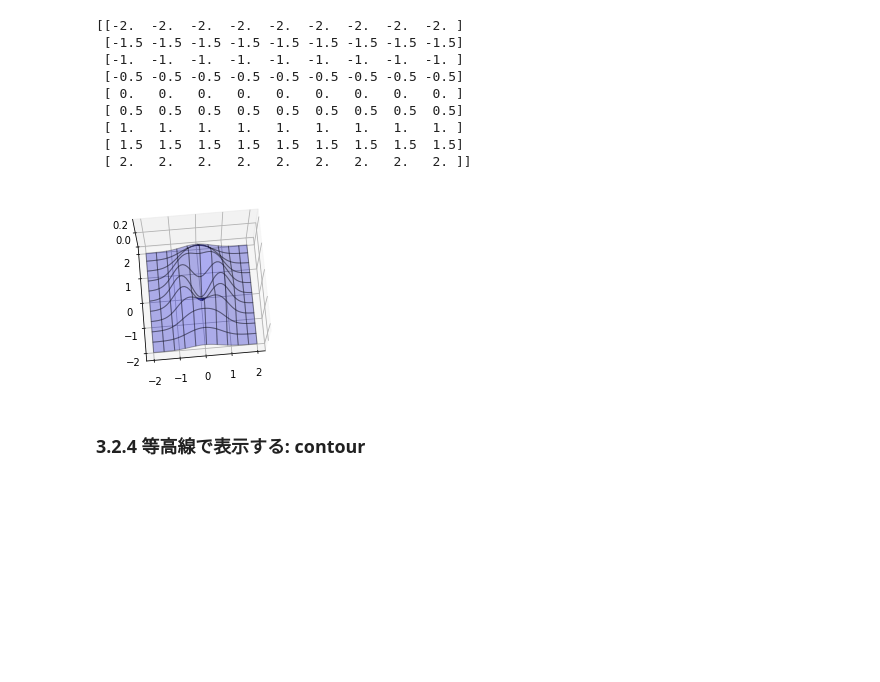
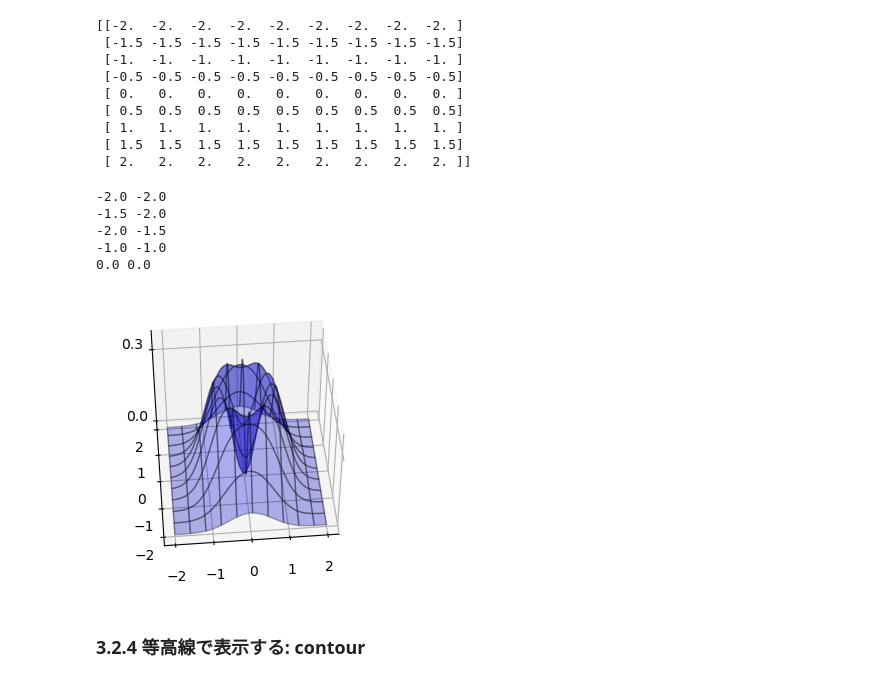
Before and after one commit to maripie24/test_memo, a Jupyter notebook: python_atarasi_kikai_daisan_sample/Chapter3.ipynb, the cells around one changed output. Drawn from its saved outputs; the diff is of its cells as text; code cells hidden in the pictures; blank space fills up the shorter version.

```diff
--- a/python_atarasi_kikai_daisan_sample/Chapter3.ipynb
+++ b/python_atarasi_kikai_daisan_sample/Chapter3.ipynb
@@ -270,31 +275,43 @@ print(xx1)
  [ 1.   1.   1.   1.   1.   1.   1.   1.   1. ]
  [ 1.5  1.5  1.5  1.5  1.5  1.5  1.5  1.5  1.5]
  [ 2.   2.   2.   2.   2.   2.   2.   2.   2. ]]
+# %%
+print(xx0[0,0], xx1[0,0])
+print(xx0[0,1], xx1[0,1])
+print(xx0[1,0], xx1[1,0])
+print(xx0[2,2], xx1[2,2])
+print(xx0[4,4], xx1[4,4])
+# %% [output]
+-2.0 -2.0
+-1.5 -2.0
+-2.0 -1.5
+-1.0 -1.0
+0.0 0.0
 # %%
 # 図3.1 (D) 本には記載なし
 # 各x0、x1でf3を計算 ----------
-x0_n, x1_n = 50, 50
+x0_n, x1_n = 50, 50 # 改造度が9*9から50*50に上がった
 x0 = np.linspace(-2, 2, x0_n)   # x0を準備
 x1 = np.linspace(-2, 2, x1_n)   # x1を準備
 xx0, xx1 = np.meshgrid(x0, x1)  # グリッド座標の作成
 y = f3(xx0, xx1)
 
 # グラフ描画 ----------
 plt.figure(figsize=(5, 3.5))
 ax = plt.subplot(projection="3d")  # 3Dグラフの準備
 ax.plot_surface(         # サーフェスの描画
     xx0, xx1, y,         # データ
     rstride=5,           # 何行おきにラインを引くか
     cstride=5,           # 何列おきにラインを引くか
     alpha=0.3,           # 面の透明度
-    color="blue",        # 面の色
+    color="blue",        # 面の
     edgecolor="black",   # 線の色
 )
-ax.set_zticks((0, 0.2))  # z軸の目盛りの指定
-ax.view_init(75, -95)    # グラフの向きの指定
+ax.set_zticks((0, 0.3))  # z軸の目盛りの指定
+ax.view_init(45, -95)    # グラフの向きの指定
 plt.show()
 # %% [output]
-[figure, old version]
+[figure, new version]
 # %% [markdown]
 ### 3.2.4 等高線で表示する: contour
 # %%
```
Also changed, not shown: parts of 5 cells of this notebook, 4 other files.
